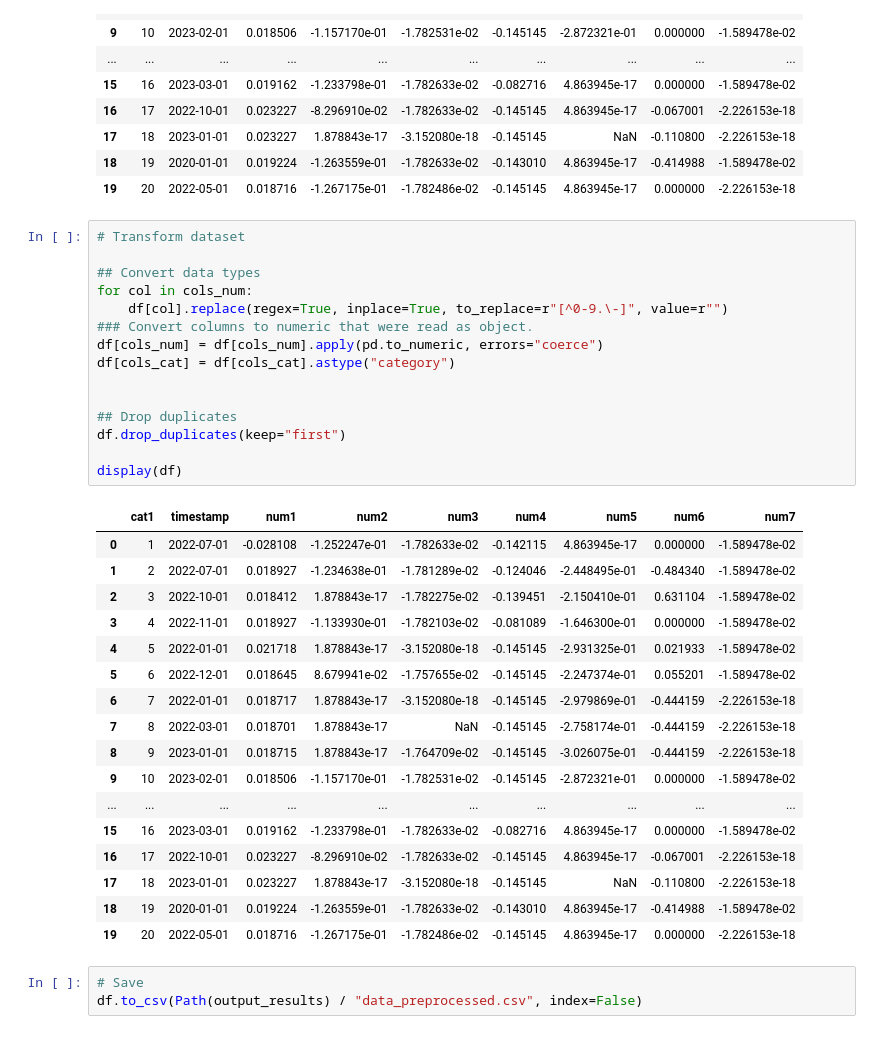
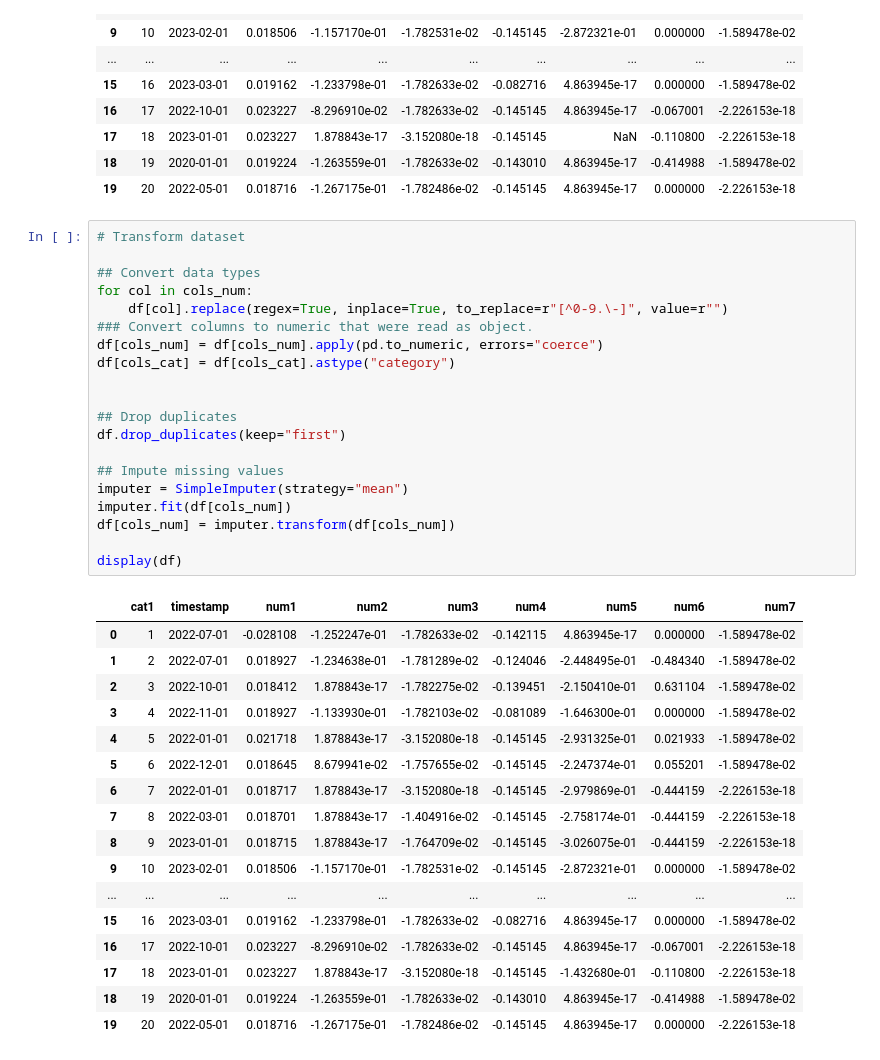
Before and after one commit to nmc-costa/HIcode, a Jupyter notebook: prototype/experiments/e1/e1.ipynb, the cells around one changed output. Cells and saved outputs as stored; diff of their text form.

```diff
--- a/prototype/experiments/e1/e1.ipynb
+++ b/prototype/experiments/e1/e1.ipynb
@@ -37,36 +38,38 @@ cols_target = ['num1', 'num2', 'num3', 'num4', 'num5', 'num6', 'num7']
 # %%
 # Transform dataset
 
 ## Convert data types
 for col in cols_num:
     df[col].replace(regex=True, inplace=True, to_replace=r"[^0-9.\-]", value=r"")
 ### Convert columns to numeric that were read as object.
 df[cols_num] = df[cols_num].apply(pd.to_numeric, errors="coerce")
 df[cols_cat] = df[cols_cat].astype("category")
 
 
 ## Drop duplicates
 df.drop_duplicates(keep="first")
 
+## Impute missing values
+imputer = SimpleImputer(strategy="mean")
+imputer.fit(df[cols_num])
+df[cols_num] = imputer.transform(df[cols_num])
+
 display(df)
 # %% [output]
 |  | cat1 | timestamp | num1 | num2 | num3 | num4 | num5 | num6 | num7 |
 | 0 | 1 | 2022-07-01 | -0.028108 | -1.252247e-01 | -1.782633e-02 | -0.142115 | 4.863945e-17 | 0.000000 | -1.589478e-02 |
 | 1 | 2 | 2022-07-01 | 0.018927 | -1.234638e-01 | -1.781289e-02 | -0.124046 | -2.448495e-01 | -0.484340 | -1.589478e-02 |
 | 2 | 3 | 2022-10-01 | 0.018412 | 1.878843e-17 | -1.782275e-02 | -0.139451 | -2.150410e-01 | 0.631104 | -1.589478e-02 |
 | 3 | 4 | 2022-11-01 | 0.018927 | -1.133930e-01 | -1.782103e-02 | -0.081089 | -1.646300e-01 | 0.000000 | -1.589478e-02 |
 | 4 | 5 | 2022-01-01 | 0.021718 | 1.878843e-17 | -3.152080e-18 | -0.145145 | -2.931325e-01 | 0.021933 | -1.589478e-02 |
 | 5 | 6 | 2022-12-01 | 0.018645 | 8.679941e-02 | -1.757655e-02 | -0.145145 | -2.247374e-01 | 0.055201 | -1.589478e-02 |
 | 6 | 7 | 2022-01-01 | 0.018717 | 1.878843e-17 | -3.152080e-18 | -0.145145 | -2.979869e-01 | -0.444159 | -2.226153e-18 |
-| 7 | 8 | 2022-03-01 | 0.018701 | 1.878843e-17 | NaN | -0.145145 | -2.758174e-01 | -0.444159 | -2.226153e-18 |
+| 7 | 8 | 2022-03-01 | 0.018701 | 1.878843e-17 | -1.404916e-02 | -0.145145 | -2.758174e-01 | -0.444159 | -2.226153e-18 |
 | 8 | 9 | 2023-01-01 | 0.018715 | 1.878843e-17 | -1.764709e-02 | -0.145145 | -3.026075e-01 | -0.444159 | -2.226153e-18 |
 | 9 | 10 | 2023-02-01 | 0.018506 | -1.157170e-01 | -1.782531e-02 | -0.145145 | -2.872321e-01 | 0.000000 | -1.589478e-02 |
 | ... | ... | ... | ... | ... | ... | ... | ... | ... | ... |
 | 15 | 16 | 2023-03-01 | 0.019162 | -1.233798e-01 | -1.782633e-02 | -0.082716 | 4.863945e-17 | 0.000000 | -1.589478e-02 |
 | 16 | 17 | 2022-10-01 | 0.023227 | -8.296910e-02 | -1.782633e-02 | -0.145145 | 4.863945e-17 | -0.067001 | -2.226153e-18 |
-| 17 | 18 | 2023-01-01 | 0.023227 | 1.878843e-17 | -3.152080e-18 | -0.145145 | NaN | -0.110800 | -2.226153e-18 |
+| 17 | 18 | 2023-01-01 | 0.023227 | 1.878843e-17 | -3.152080e-18 | -0.145145 | -1.432680e-01 | -0.110800 | -2.226153e-18 |
 | 18 | 19 | 2020-01-01 | 0.019224 | -1.263559e-01 | -1.782633e-02 | -0.143010 | 4.863945e-17 | -0.414988 | -1.589478e-02 |
 | 19 | 20 | 2022-05-01 | 0.018716 | -1.267175e-01 | -1.782486e-02 | -0.145145 | 4.863945e-17 | 0.000000 | -2.226153e-18 |
-# %%
-# Save
-df.to_csv(Path(output_results) / "data_preprocessed.csv", index=False)
```
Also changed, not shown: parts of 2 cells of this notebook.
